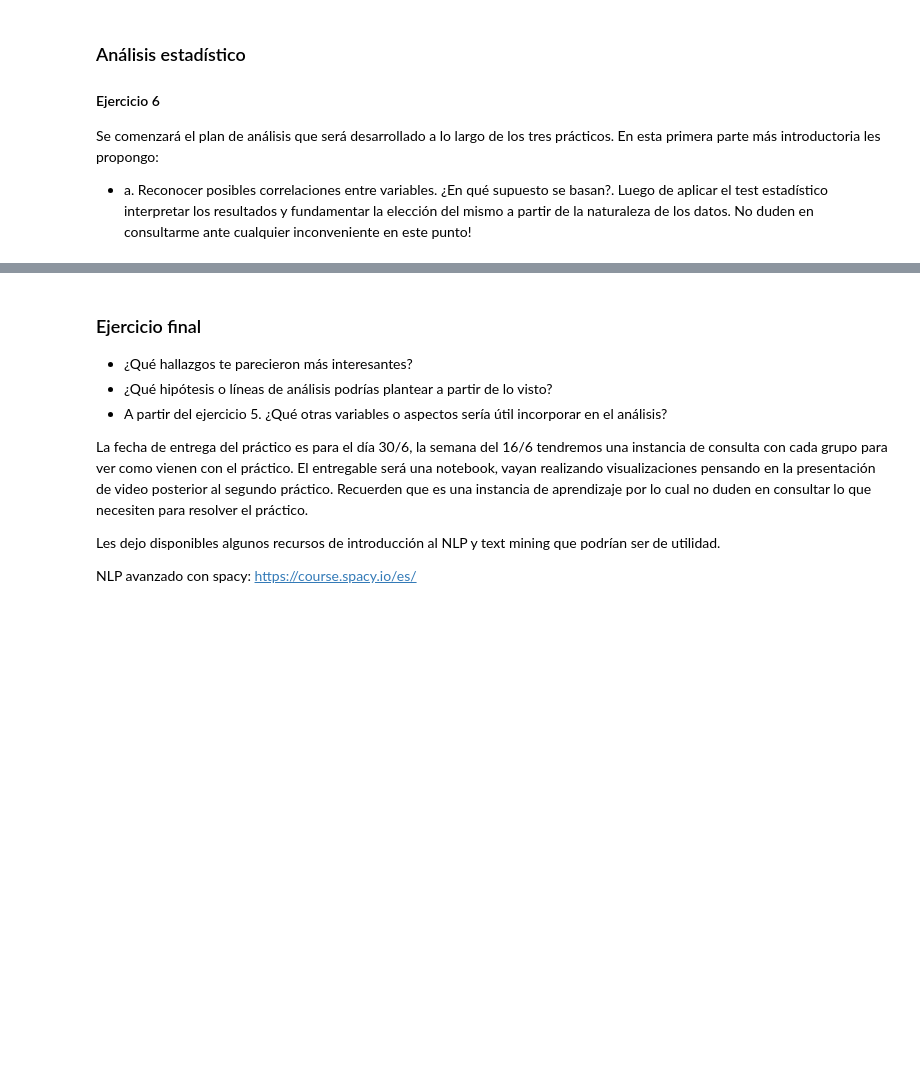
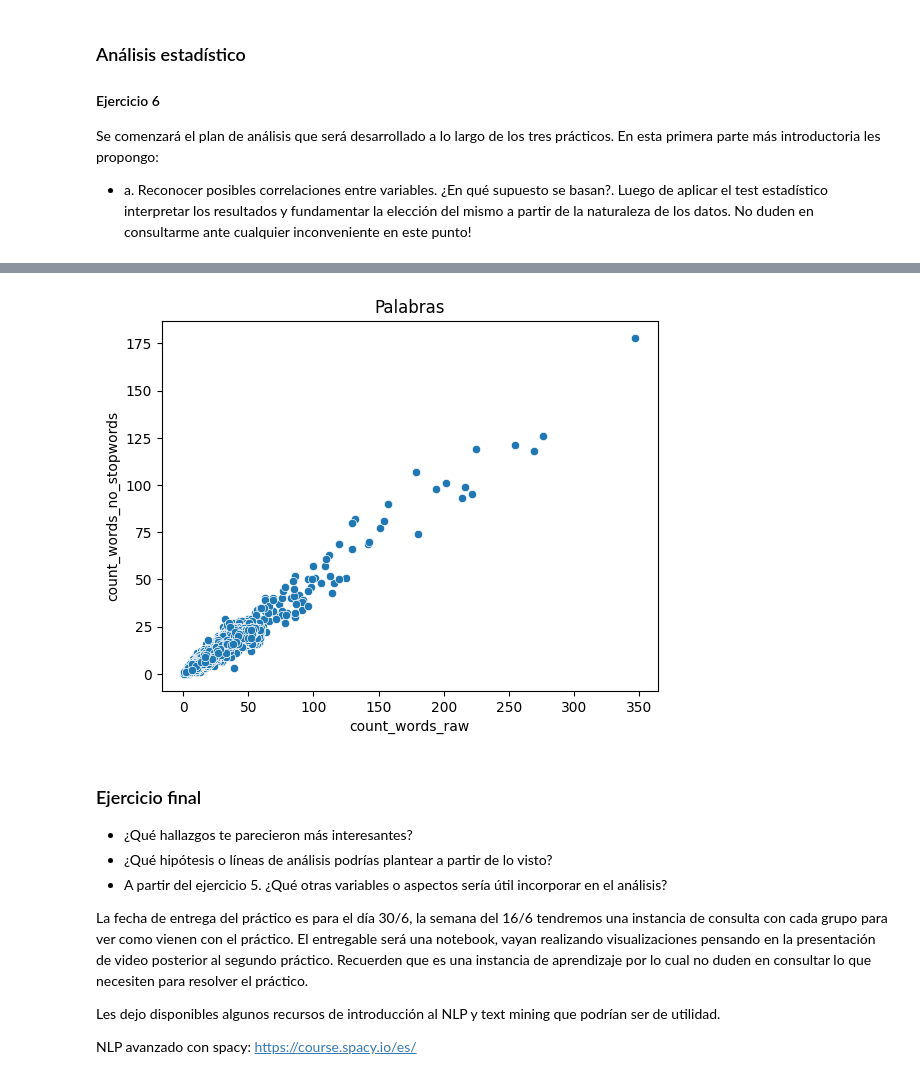
Before and after one commit to Ignaciodibella/mentoria_2025, a Jupyter notebook: practicos/Práctico_1_Análisis_y_visualización_de_datos_Tweets.ipynb, the cells around one changed output, grey strips where cells are left out. Cells and saved outputs as stored; diff of their text form; code cells hidden in the pictures; blank space fills up the shorter version.

```diff
--- a/practicos/Práctico_1_Análisis_y_visualización_de_datos_Tweets.ipynb
+++ b/practicos/Práctico_1_Análisis_y_visualización_de_datos_Tweets.ipynb
@@ -384,3 +548,12 @@ Se comenzará el plan de análisis que será desarrollado a lo largo de los tres
+# %%
+# Palabras -> esperamos que ambas crezcan en el mismo sentido
+sns.scatterplot(data=df_,
+                x='count_words_raw',
+                y='count_words_no_stopwords')
+plt.title('Palabras')
+plt.show()
+# %% [output]
+[figure, added]
 # %% [markdown]
 ### Ejercicio final
 
```
Also changed, not shown: parts of 11 cells of this notebook.
